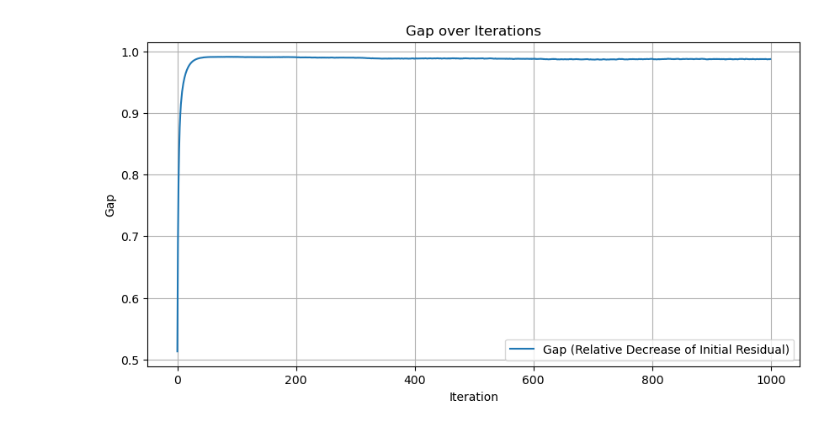
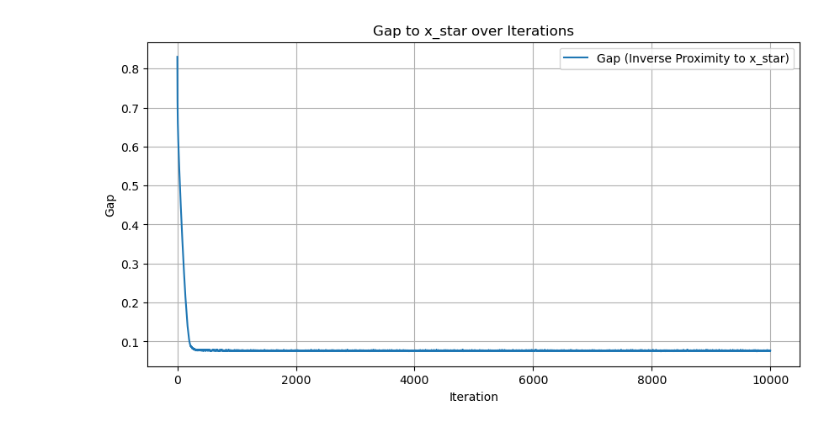
Before and after one commit to cinekucia/ODA_Nesterov, a Jupyter notebook: notebooks/Correct.ipynb, the cells around one changed output. Drawn from its saved outputs; the diff is of its cells as text; code cells hidden in the pictures.

```diff
--- a/notebooks/Correct.ipynb
+++ b/notebooks/Correct.ipynb
@@ -17,14 +17,17 @@ def generate_sparse_least_squares(m, n, rho):
 
 # Define the LASSO functions
 def lasso_objective(X, y, beta, lambda_):
+    n = len(y)
     residual = y - np.dot(X, beta)
-    loss = 0.5 * np.sum(residual ** 2)
+    loss = 0.5 * np.dot(residual, residual) / n
     penalty = lambda_ * np.linalg.norm(beta, 1)
     return loss + penalty
 
+
 def lasso_gradient(X, y, beta, lambda_):
+    n = len(y)
     residual = y - np.dot(X, beta)
-    gradient_loss = -np.dot(X.T, residual)
+    gradient_loss = -np.dot(X.T, residual) / n
     gradient_penalty = lambda_ * np.sign(beta)
     return gradient_loss + gradient_penalty
 
@@ -78,53 +83,61 @@ Optimized coefficients:
 # %%
 import numpy as np
 import matplotlib.pyplot as plt
 
-def primal_gradient_descent(X, y, lambda_, learning_rate=0.01, max_iterations=1000, tol=1e-6):
-    n, p = X.shape
-    beta = np.zeros(p)  # Initialize coefficients
+def primal_gradient_descent(A, b, x_star, lambda_, learning_rate=0.01, max_iterations=1000, tol=1e-6):
+    n = A.shape[1]
+    beta = np.zeros(n)  # Initialize coefficients to zero
     loss_history = []
-    gap_history = []  # To store the gap values
+    gap_history = []  # To store the gap values relative to x_star
 
-    # Initial predictions and residual
-    initial_predictions = np.dot(X, beta)
-    initial_residual = np.linalg.norm(y - initial_predictions)
+    # Initial distance to x_star
+    initial_distance = np.linalg.norm(x_star - beta)
 
     for i in range(max_iterations):
-        gradient = lasso_gradient(X, y, beta, lambda_)
+        # Compute the gradient of the LASSO objective
+        residual = b - np.dot(A, beta)
+        gradient_loss = -np.dot(A.T, residual)
+        gradient_penalty = lambda_ * np.sign(beta)
+        gradient = gradient_loss + gradient_penalty
+
+        # Update beta
         beta -= learning_rate * gradient
 
-        # Current predictions and residual
-        current_predictions = np.dot(X, beta)
-        current_residual = np.linalg.norm(y - current_predictions)
+        # Current distance to x_star
+        current_distance = np.linalg.norm(x_star - beta)
 
-        # Calculate the relative decrease of the initial residual (Gap)
-        if initial_residual > 0:
-            gap = (initial_residual - current_residual) / current_residual
-            gap_history.append(gap)
+        # Calculate the new gap definition
+        gap = current_distance / initial_distance if initial_distance > 0 else 0
+        gap_history.append(gap)
 
-        # Check convergence
+        # Check for convergence
         if gap < tol:
             print(f"Converged at iteration {i}")
             break
 
-        loss_history.append(lasso_objective(X, y, beta, lambda_))
+        # Append current loss
+        loss = 0.5 * np.sum(residual**2) + lambda_ * np.linalg.norm(beta, 1)
+        loss_history.append(loss)
 
     return beta, loss_history, gap_history
 
-# Example use of the function with generated data
-m, n, rho = 100, 200, 0.1
-lambda_ = 0.1
-A, b, x_star = generate_sparse_least_squares(m, n, rho)
-beta_optimized, loss_history, gap_history = primal_gradient_descent(A, b, lambda_)
+# Assume A, b, x_star are already defined
+# Example parameters
+lambda_ = 0.4
+learning_rate = 0.01
+max_iterations = 10000
+tol = 1e-12
+
+beta_optimized, loss_history, gap_history = primal_gradient_descent(A, b, x_star, lambda_, learning_rate, max_iterations, tol)
 
 # Plotting the gap
 plt.figure(figsize=(10, 5))
-plt.plot(gap_history, label='Gap (Relative Decrease of Initial Residual)')
+plt.plot(gap_history, label='Gap (Inverse Proximity to x_star)')
 plt.xlabel('Iteration')
 plt.ylabel('Gap')
-plt.title('Gap over Iterations')
+plt.title('Gap to x_star over Iterations')
 plt.legend()
 plt.grid(True)
 plt.show()
 # %% [output]
-[figure, old version]
+[figure, new version]
```
Also changed, not shown: parts of 5 cells of this notebook.
